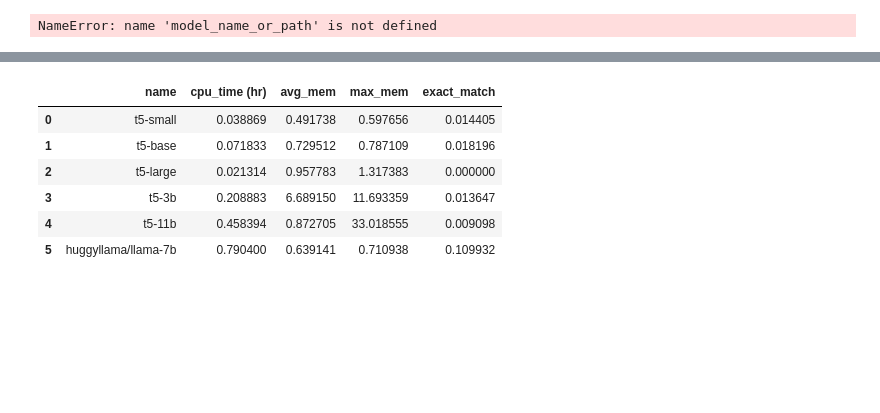
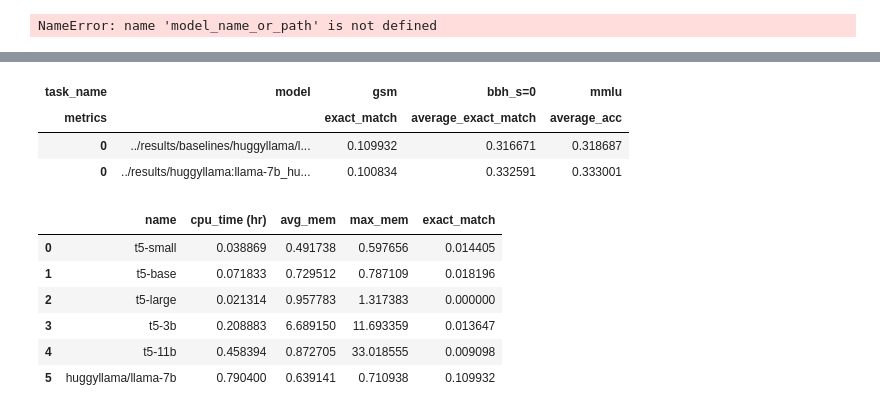
Before and after one commit to tt6746690/open-instruct, a Jupyter notebook: scripts/gen_cmds.ipynb, the cells around one changed output, grey strips where cells are left out. Saved outputs shown, nothing was run; the diff lists cells and outputs as text; code cells hidden in the pictures; blank space fills up the shorter version.

Commit message:
mmlu eval

```diff
--- a/scripts/gen_cmds.ipynb
+++ b/scripts/gen_cmds.ipynb
@@ -479,0 +508,64 @@ python -m eval.bbh.run_eval --data_dir data/eval/bbh/ --model_name_or_path resul
+# %%
+class EvalResults:
+
+    def __init__(self, save_dir):
+        self.save_dir = save_dir
+        self.eval_dir = os.path.join(self.save_dir, 'eval')
+
+    def get_result_df(self):
+
+        task_names = os.listdir(self.eval_dir)
+
+        dfs = []
+        for task_name in task_names:
+            task_save_dir = os.path.join(self.eval_dir, task_name)
+            metrics_file = os.path.join(task_save_dir, 'metrics.json')
+            if not os.path.exists(metrics_file):
+                continue
+            with open(metrics_file, 'r') as f:
+                metrics = json.load(f)
+
+            if 'mmlu' in task_name:
+                for k, v in metrics['subcat_acc'].items():
+                    metrics[k] = v
+                del metrics['subcat_acc']
+                for k, v in metrics['cat_acc'].items():
+                    metrics[k] = v
+                del metrics['cat_acc']
+
+            index = [(task_name, k) for k in metrics.keys()]
+            multi_columns = pd.MultiIndex.from_tuples(index, names=['task_name', 'metrics'])
+            data = list(metrics.values())
+
+            df = pd.DataFrame([data], columns=multi_columns)
+            dfs.append(df)
+
+        df = pd.concat(dfs, axis=1)
+        cols = [
+            ('gsm', 'exact_match'),
+            ('bbh_s=0', 'average_exact_match'),
+            ('mmlu', 'average_acc'),
+        ]
+        df = df[cols]
+        df.insert(0, ('model', ''), [self.save_dir])
+        return df
+
+
+save_dirs = [
+    '../results/baselines/huggyllama/llama-7b/',
+    '../results/huggyllama:llama-7b_human_mix-trainer_savebystep/checkpoint-1400',
+]
+
+dfs = []
+for save_dir in save_dirs:
+    r = EvalResults(save_dir)
+    df = r.get_result_df()
+    dfs.append(df)
+
+df = pd.concat(dfs, axis=0)
+df
+# %% [output]
+| task_name | model | gsm | bbh_s=0 | mmlu |
+| metrics |  | exact_match | average_exact_match | average_acc |
+| 0 | ../results/baselines/huggyllama/l... | 0.109932 | 0.316671 | 0.318687 |
+| 0 | ../results/huggyllama:llama-7b_hu... | 0.100834 | 0.332591 | 0.333001 |
```
Also changed, not shown: parts of 11 cells of this notebook, 4 other files.
